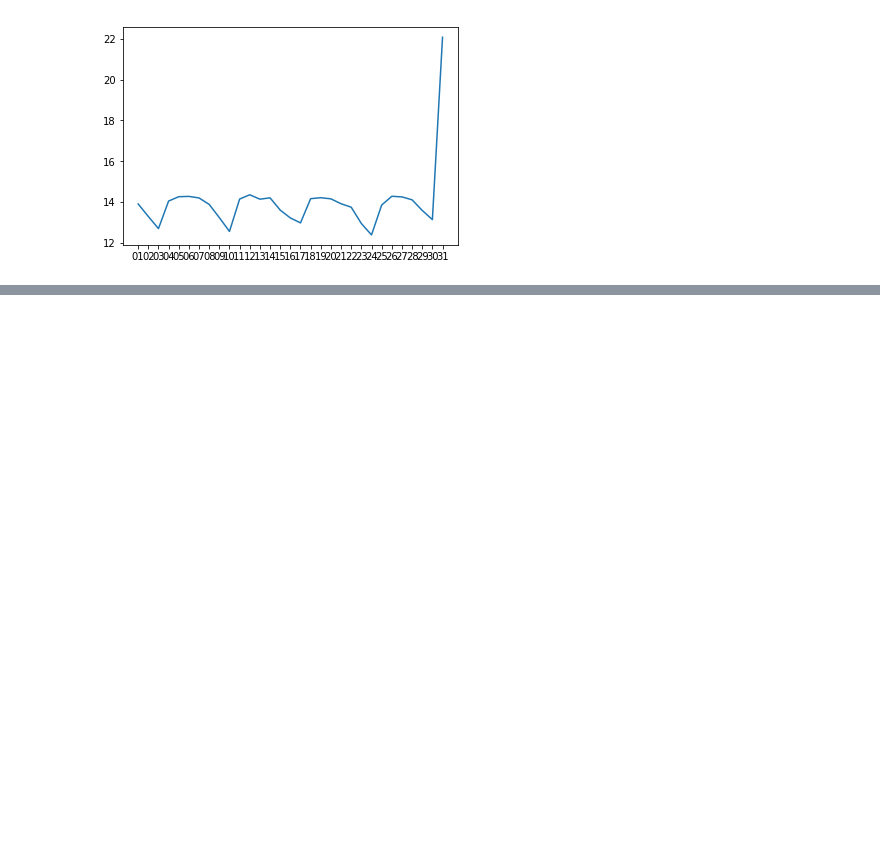
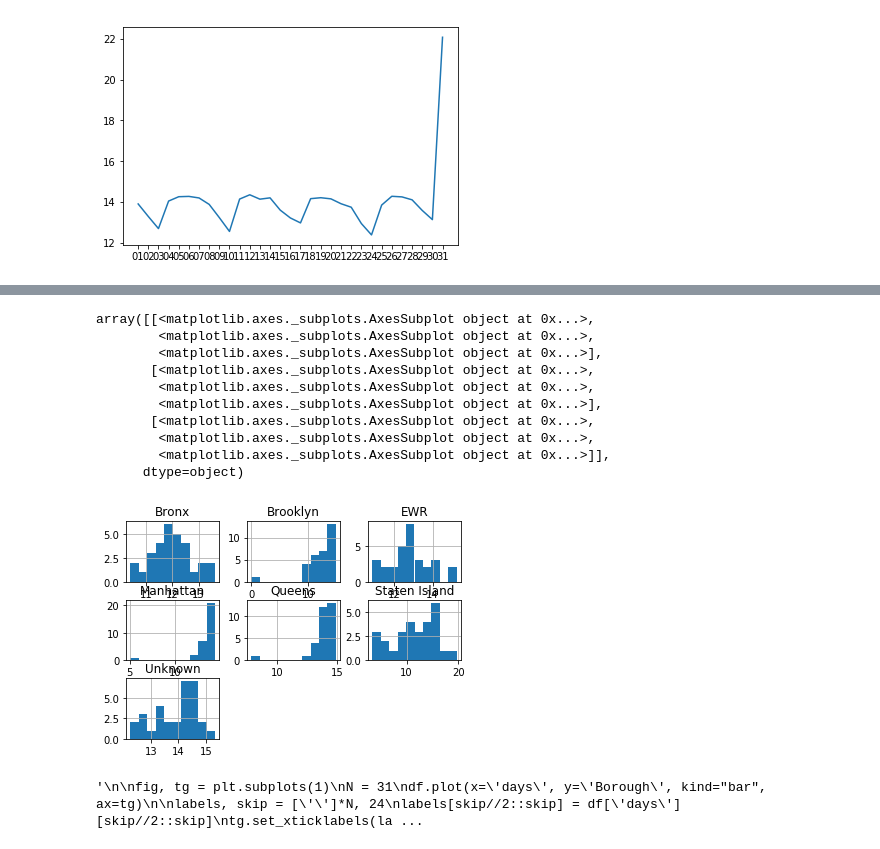
Before and after one commit to mahtabfotovat/ADM-HW1-group15, a Jupyter notebook: RQ1.ipynb, the cells around one changed output, grey strips where cells are left out. Saved outputs shown, nothing was run; the diff lists cells and outputs as text; code cells hidden in the pictures; blank space fills up the shorter version.

Commit message:
Updated the RQ1 with plot by borough

```diff
--- a/RQ1.ipynb
+++ b/RQ1.ipynb
@@ -98,0 +102,6 @@ yellow_tz_2018_06 = yellow_2018_06.merge(taxi_zones,left_on='PULocationID', righ
+# %%
+timeslots = pd.Series(times, index=[i for i in range(0,8713831)], name='timeslots')
+# %%
+borough=yellow_tz_2018_06['Borough']
+# %%
+df=pd.concat([days_s, borough, timeslots], axis=1)
@@ -98,0 +120,2 @@ yellow_tz_2018_06 = yellow_2018_06.merge(taxi_zones,left_on='PULocationID', righ
+# %%
+res =df.groupby(['days', 'Borough']).mean()
@@ -98,0 +160,14 @@ yellow_tz_2018_06 = yellow_2018_06.merge(taxi_zones,left_on='PULocationID', righ
+# %%
+res.reset_index().pivot('days','Borough','timeslots').hist()
+# %% [output]
+array([[<matplotlib.axes._subplots.AxesSubplot object at 0x...>,
+        <matplotlib.axes._subplots.AxesSubplot object at 0x...>,
+        <matplotlib.axes._subplots.AxesSubplot object at 0x...>],
+       [<matplotlib.axes._subplots.AxesSubplot object at 0x...>,
+        <matplotlib.axes._subplots.AxesSubplot object at 0x...>,
+        <matplotlib.axes._subplots.AxesSubplot object at 0x...>],
+       [<matplotlib.axes._subplots.AxesSubplot object at 0x...>,
+        <matplotlib.axes._subplots.AxesSubplot object at 0x...>,
+        <matplotlib.axes._subplots.AxesSubplot object at 0x...>]],
+      dtype=object)
+[figure, added]
@@ -99 +176,18 @@ yellow_tz_2018_06 = yellow_2018_06.merge(taxi_zones,left_on='PULocationID', righ
+# %%
+#https://stackoverflow.com/questions/41323495/plotting-in-pandas-no-property-kind-when-using-subplots?rq=1
+'''
+
+fig, tg = plt.subplots(1)
+N = 31
+df.plot(x='days', y='Borough', kind="bar", ax=tg)
+
+labels, skip = ['']*N, 24
+labels[skip//2::skip] = df['days'][skip//2::skip]
+tg.set_xticklabels(labels)
+
+fig.autofmt_xdate()
+plt.show()
+'''
+# %% [output]
+'\n\nfig, tg = plt.subplots(1)\nN = 31\ndf.plot(x=\'days\', y=\'Borough\', kind="bar", ax=tg)\n\nlabels, skip = [\'\']*N, 24\nlabels[skip//2::skip] = df[\'days\'][skip//2::skip]\ntg.set_xticklabels(la ...
 # %%
```
Also changed, not shown: parts of 24 cells of this notebook.
